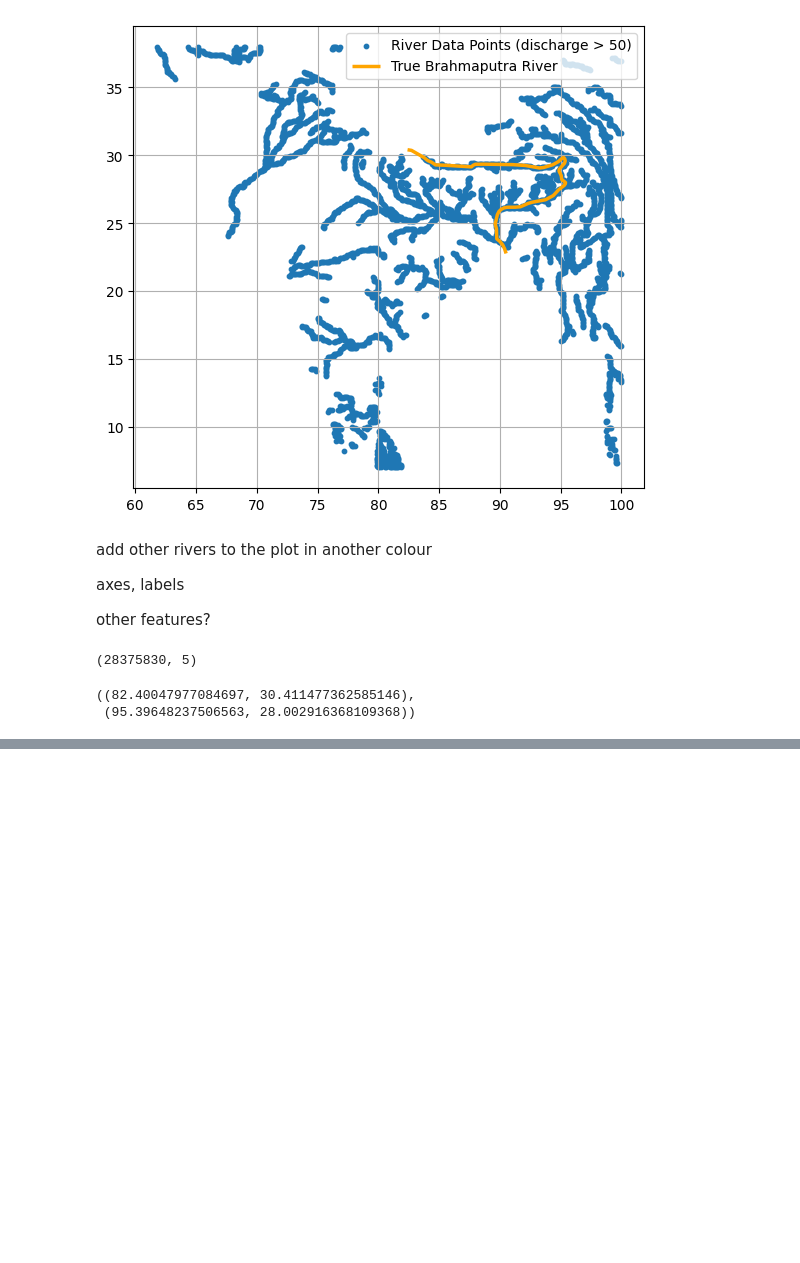
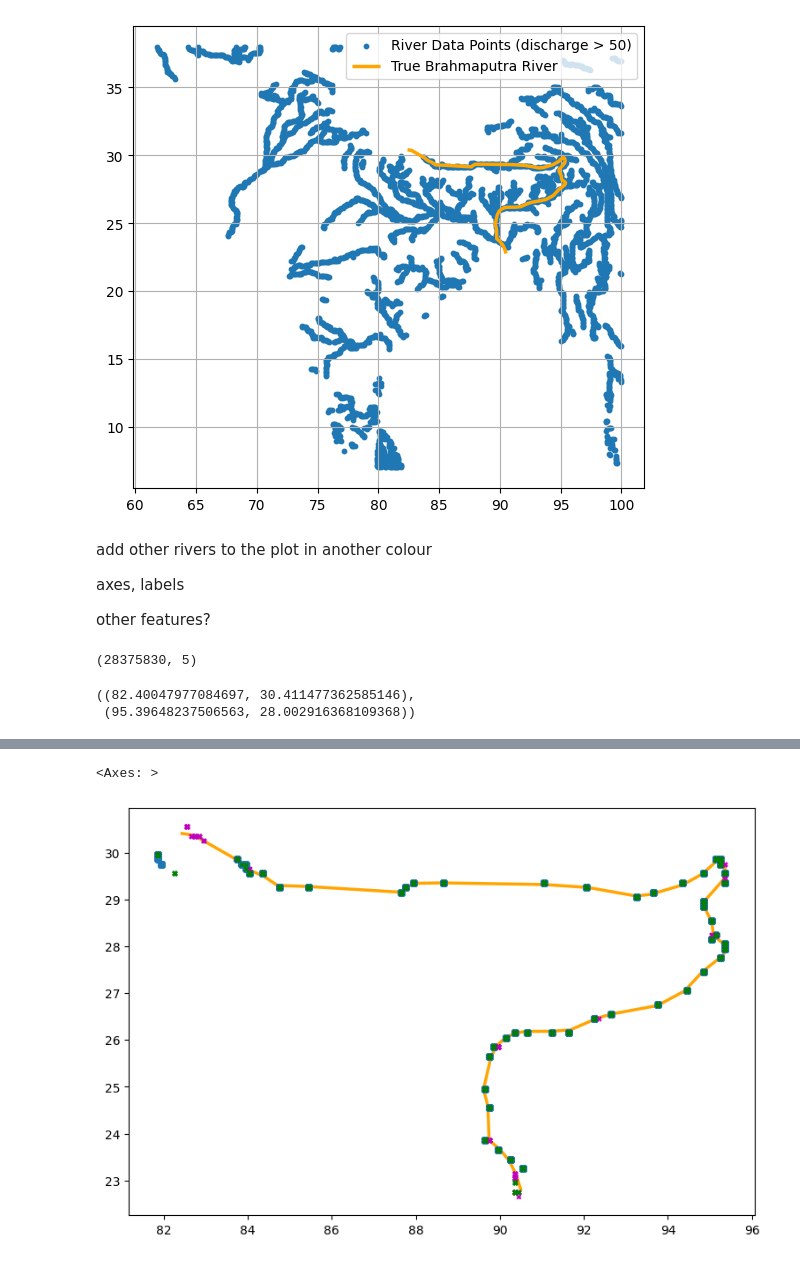
Before and after one commit to PaulNitschke/DS-Brahmaputra-River, a Jupyter notebook: notebooks/geo_exploration.ipynb, the cells around one changed output, grey strips where cells are left out. Saved outputs shown, nothing was run; the diff lists cells and outputs as text; code cells hidden in the pictures; blank space fills up the shorter version.

```diff
--- a/notebooks/geo_exploration.ipynb
+++ b/notebooks/geo_exploration.ipynb
@@ -131,0 +161,4 @@ def calculate_distance(point1, point2):
+# %%
+closest_points['time'] = pd.to_datetime(closest_points['time'])
+closest_points['time'] = closest_points['time'].dt.date
+closest_points
@@ -131,0 +179,4 @@ def calculate_distance(point1, point2):
+# %%
+geo_points = gpd.GeoDataFrame(closest_points,
+                              crs=crs,
+                              geometry=closest_points['geometry'])
@@ -131,0 +212,20 @@ def calculate_distance(point1, point2):
+# %%
+geo_points['time'] = pd.to_datetime(geo_points['time'])
+january_data = geo_points[(geo_points['time'].dt.month == 1)]
+# %%
+fig, ax = plt.subplots(figsize=(13, 6))
+
+brahmaputra.plot(ax=ax, color='orange', linewidth=2.5, label='True Brahmaputra River', zorder=0)
+#geo_points.plot(ax=ax, markersize=10, marker='o', label='Data Points Jan 2015')
+
+january_data = geo_points[(geo_points['time'].dt.month == 1)]
+january_data.plot(ax=ax, markersize=30, marker='o', label='One Day Points Jan 2015')
+
+aug_data = geo_points[(geo_points['time'].dt.month == 8)]
+aug_data.plot(ax=ax, markersize=10, marker='x', color='m', label='One Day Points Aug 2015')
+
+nov_data = geo_points[(geo_points['time'].dt.month == 11)]
+nov_data.plot(ax=ax, markersize=10, marker='x', color='g', label='One Day Points Aug 2015')
+# %% [output]
+<Axes: >
+[figure, added]
```
Also changed, not shown: parts of 15 cells of this notebook.
